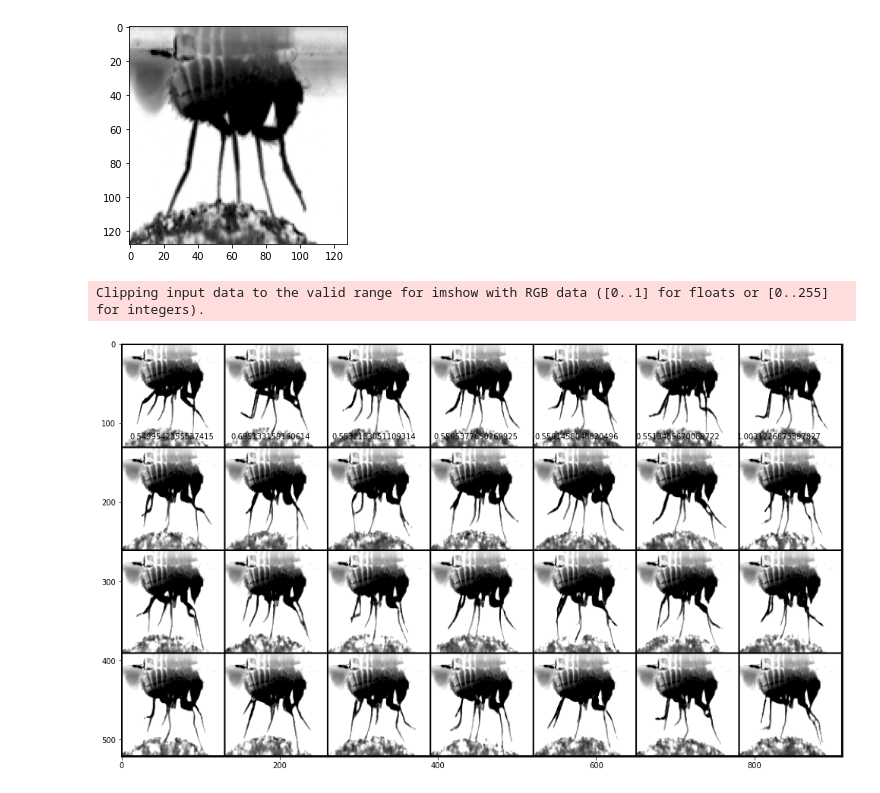
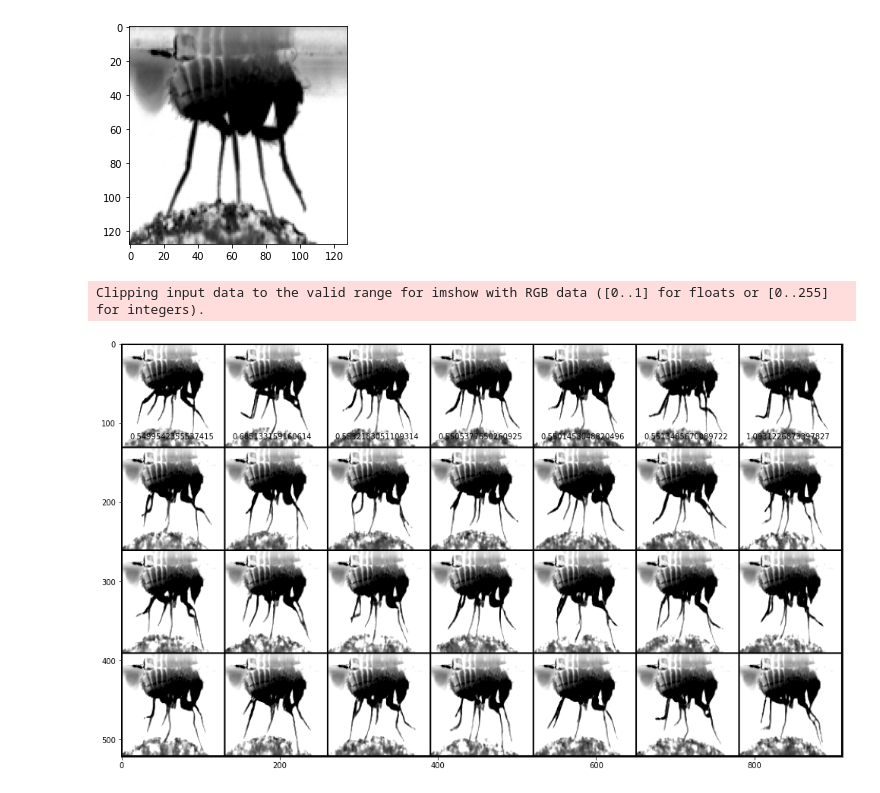
Before and after one commit to MichelleAppel/distribution-aware-image-to-image-translation, a Jupyter notebook: toy_examples/Fly_data_experiment.ipynb, the cells around one changed output. Saved outputs shown, nothing was run; the diff lists cells and outputs as text; code cells hidden in the pictures.

```diff
--- a/toy_examples/Fly_data_experiment.ipynb
+++ b/toy_examples/Fly_data_experiment.ipynb
@@ -428,16 +428,16 @@ Image with weight 1.7768566608428955
 # %%
 # Work in progress
 
 grid = make_grid(img_A.cpu(), nrow=7).permute(1,2,0)
 
 plt.figure(figsize=(20,10))
 plt.imshow(grid/grid.mean())
 
 width = 128*7
 height = 128*4
 for i, w in enumerate(weights[:7]):
-  plt.text(10+i*128,120,w.item())
+  plt.text(10+i*130,120,w.item())
 plt.show()
 # %% [output]
 Clipping input data to the valid range for imshow with RGB data ([0..1] for floats or [0..255] for integers).
-[figure, old version]
+[figure, new version]
```
